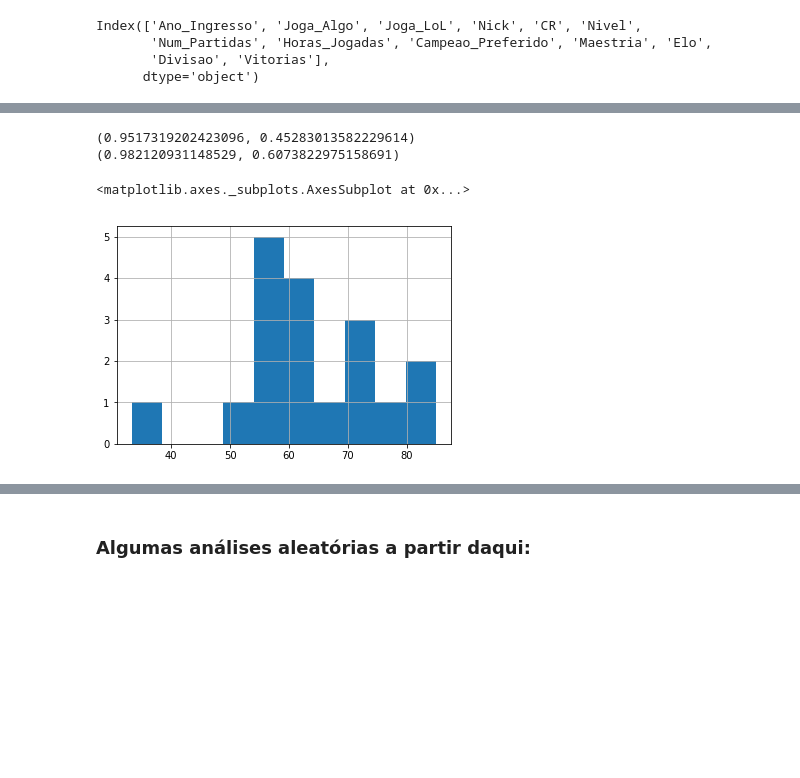
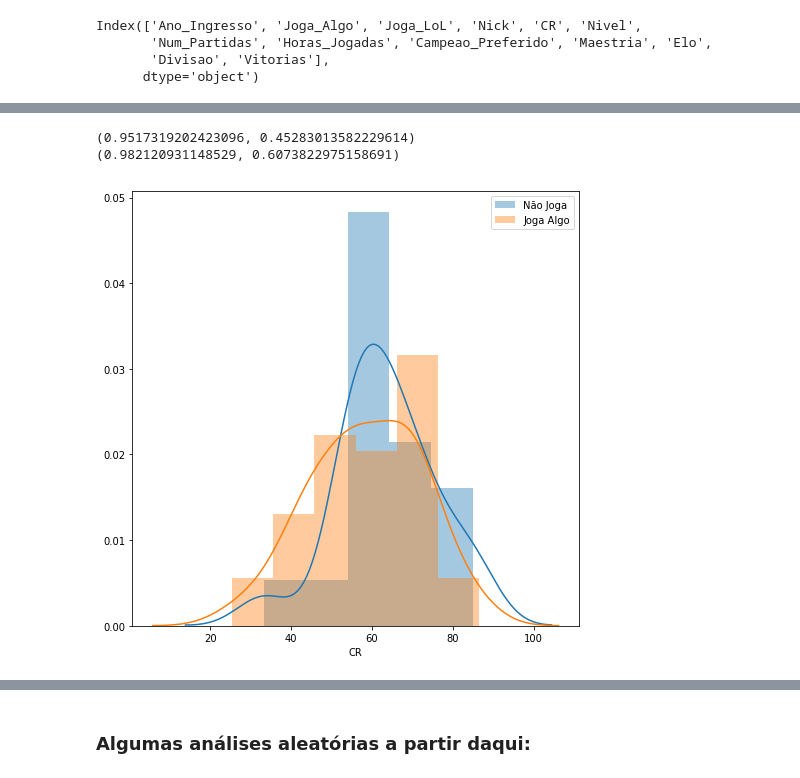
Before and after one commit to mgiovani/TopicosIC, a Jupyter notebook: Em Grupo/Trabalho Intermediário/ExplorandoDados/AnaliseDados.ipynb, the cells around one changed output, grey strips where cells are left out. Drawn from its saved outputs; the diff is of its cells as text; code cells hidden in the pictures; blank space fills up the shorter version.

```diff
--- a/Em Grupo/Trabalho Intermediário/ExplorandoDados/AnaliseDados.ipynb
+++ b/Em Grupo/Trabalho Intermediário/ExplorandoDados/AnaliseDados.ipynb
@@ -163,14 +171,18 @@ categad.boxplot(by='Joga_Algo')
 # %%
 print(stats.shapiro(categad.CR.loc[categad.Joga_Algo == False]))
 print(stats.shapiro(categad.CR.loc[categad.Joga_Algo == True]))
 
 #a saída do teste é o valor W e o p-value
 #considera-se que a suposição não é violada quando o p-value é maior que alpha, normalmente 0.05
 
 #pelo histograma, também é possível observar a distribuição dos dados.
-categad.CR.loc[categad.Joga_Algo == False].hist()
+plt.figure(figsize=(8,8))
+sns.distplot(categad.CR.loc[categad.Joga_Algo == False])
+sns.distplot(categad.CR.loc[categad.Joga_Algo == True])
+plt.xlabel('CR')
+plt.legend(['Não Joga', 'Joga Algo'])
+plt.show()
 # %% [output]
 (0.9517319202423096, 0.45283013582229614)
 (0.982120931148529, 0.6073822975158691)
-<matplotlib.axes._subplots.AxesSubplot at 0x...>
-[figure, old version]
+[figure, new version]
```
Also changed, not shown: parts of 25 cells of this notebook.
